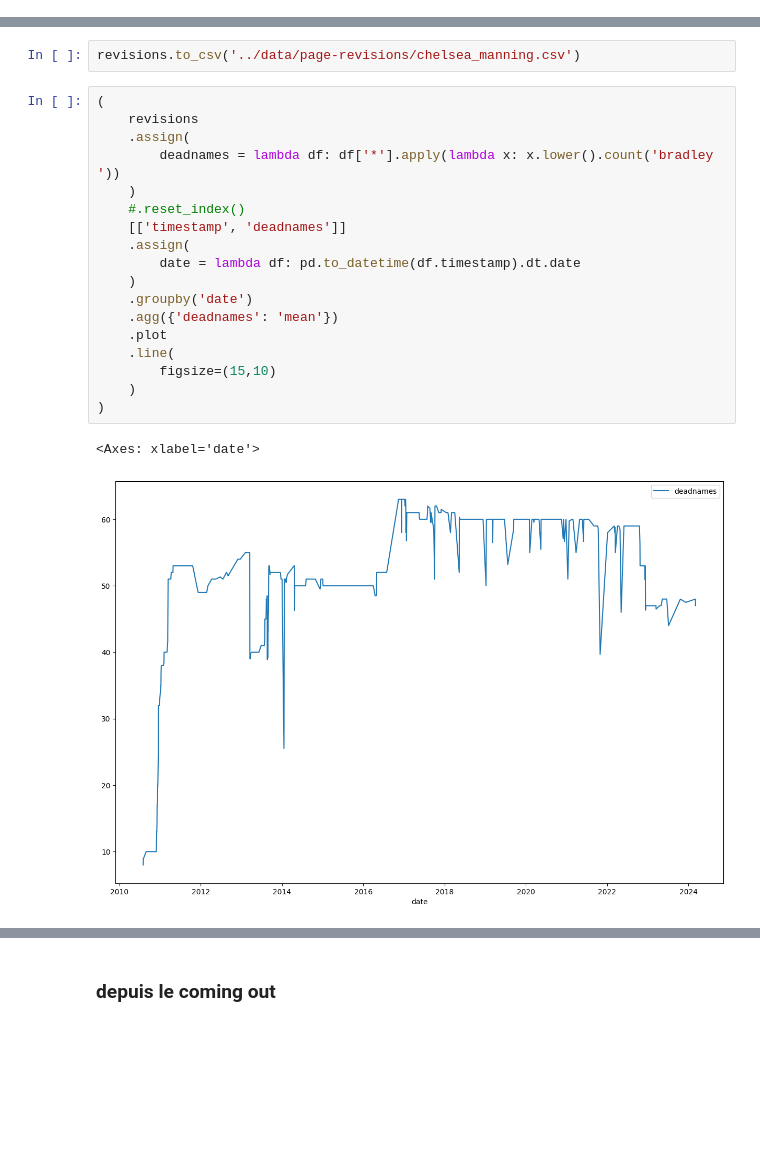
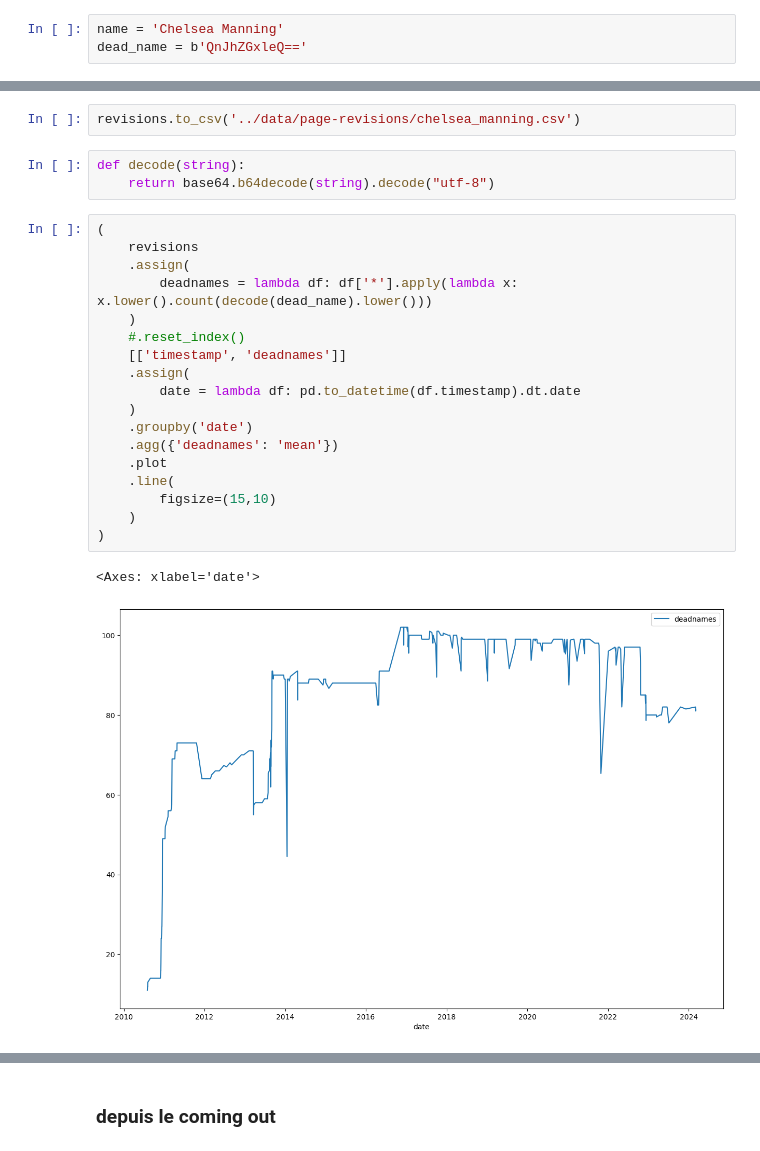
Before and after one commit to taniki/wikipediafr-transphobie, a Jupyter notebook: recipes/cook_eda_manning.ipynb, the cells around one changed output, grey strips where cells are left out. Saved outputs shown, nothing was run; the diff lists cells and outputs as text; blank space fills up the shorter version.

```diff
--- a/recipes/cook_eda_manning.ipynb
+++ b/recipes/cook_eda_manning.ipynb
@@ -5,6 +6,9 @@ from tqdm import tqdm
 
 tqdm.pandas()
 from wekeypedia import WikipediaPage as Page
+# %%
+name = 'Chelsea Manning'
+dead_name = b'QnJhZGxleQ=='
 # %% [markdown]
 # qui sont personnes qui énoncent le deadname dans l'article ?
 # %% [markdown]
@@ -37,27 +41,30 @@ revisions
 1060 rows × 11 columns
 # %%
 revisions.to_csv('../data/page-revisions/chelsea_manning.csv')
+# %%
+def decode(string):
+    return base64.b64decode(string).decode("utf-8")
 # %%
 (
     revisions
     .assign(
-        deadnames = lambda df: df['*'].apply(lambda x: x.lower().count('bradley '))
+        deadnames = lambda df: df['*'].apply(lambda x: x.lower().count(decode(dead_name).lower()))
     )
     #.reset_index()
     [['timestamp', 'deadnames']]
     .assign(
         date = lambda df: pd.to_datetime(df.timestamp).dt.date
     )
     .groupby('date')
     .agg({'deadnames': 'mean'})
     .plot
     .line(
         figsize=(15,10)
     )
 )
 # %% [output]
 <Axes: xlabel='date'>
-[figure, old version]
+[figure, new version]
 # %%
 def get_diff(revid):
     return page.get_diff(revid)
```
Also changed, not shown: parts of 7 cells of this notebook, 2 other files.
